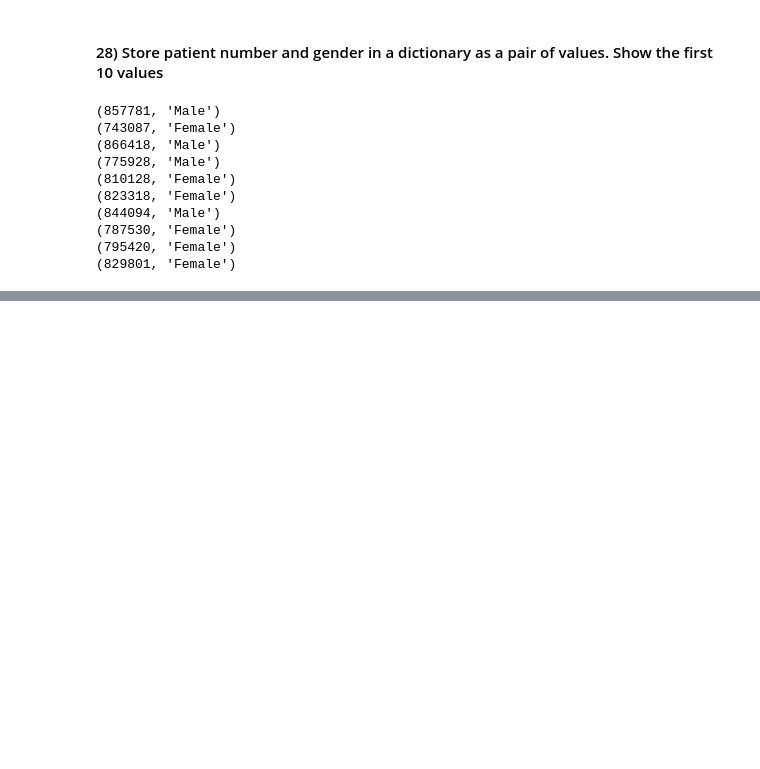
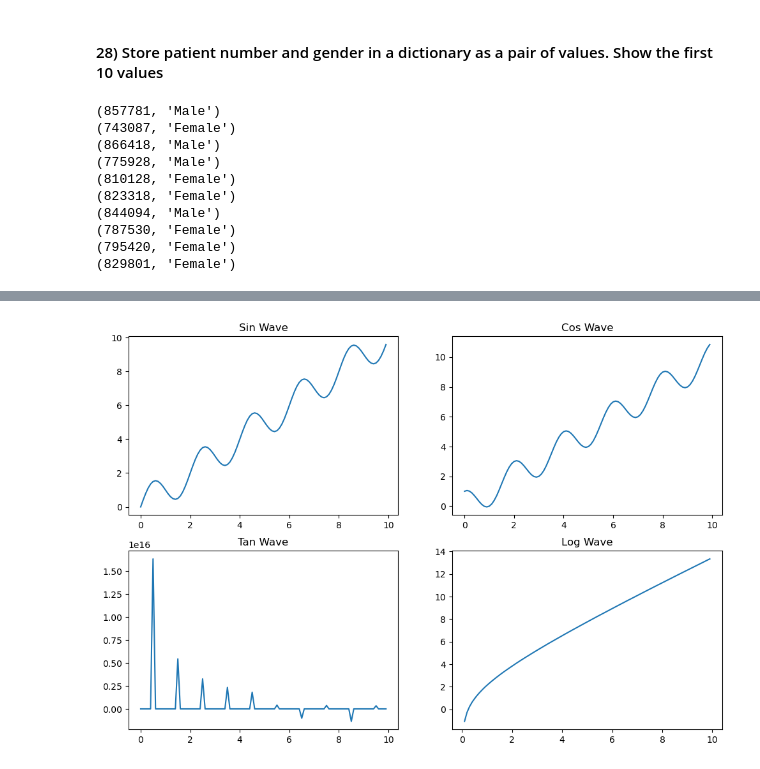
Before and after one commit to SivasankariDA112/03_Hacktivators_PythonHackathon_Apr24, a Jupyter notebook: sample.ipynb, the cells around one changed output, grey strips where cells are left out. Saved outputs shown, nothing was run; the diff lists cells and outputs as text; code cells hidden in the pictures; blank space fills up the shorter version.

```diff
--- a/sample.ipynb
+++ b/sample.ipynb
@@ -50,0 +68,37 @@ for j in range(min(10, len(result))):
+# %%
+import numpy as np
+import matplotlib.pyplot as plt
+#no need to write plt.show everytime
+%matplotlib inline
+
+
+#intialising x and y values
+x = np.arange(0, 10, 0.1)
+y = np.sin(np.pi * x) + x
+
+#To create a 2*2 suplots
+fig,axs = plt.subplots(2,2,figsize=(12,8))
+
+#creating sin wave
+axs[0,0].plot(x,y)
+axs[0,0].set_title('Sin Wave')
+
+#creating cos wave
+y = np.cos(np.pi * x) + x
+
+axs[0,1].plot(x,y)
+axs[0,1].set_title('Cos Wave')
+
+#creating tan wave
+y = np.tan(np.pi * x) + x
+
+axs[1,0].plot(x,y)
+axs[1,0].set_title('Tan Wave')
+
+#creating Random wave
+y = np.log(np.pi * x) + x
+
+axs[1,1].plot(x,y)
+axs[1,1].set_title('Log Wave');
+# %% [output]
+[figure, added]
```
Also changed, not shown: parts of 2 cells of this notebook.
